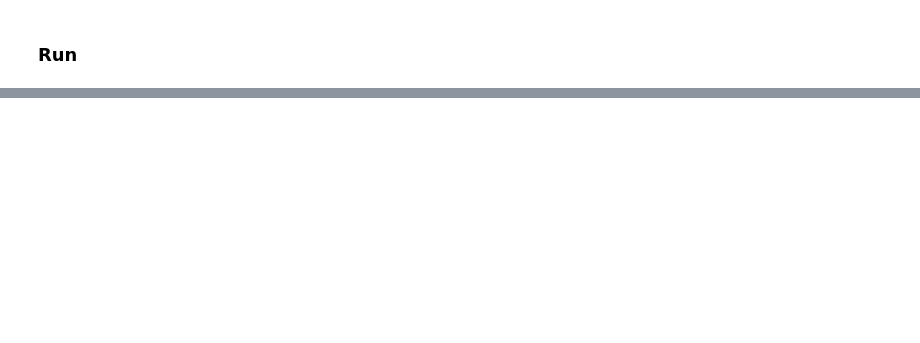
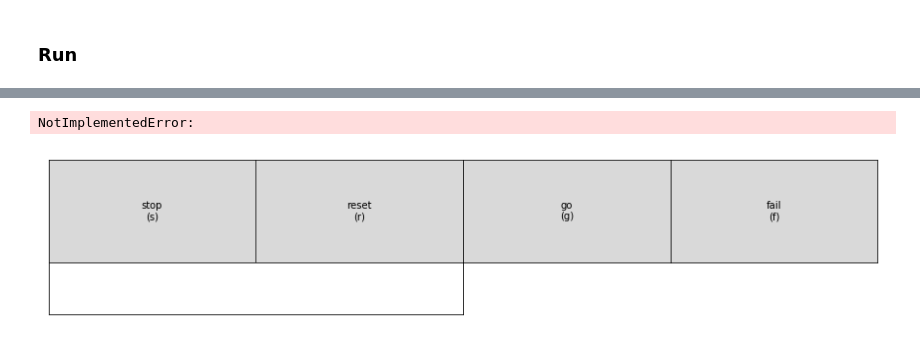
Before and after one commit to vmayoral/basic_reinforcement_learning, a Jupyter notebook: tutorial10/gps_notebook.ipynb, the cells around one changed output, grey strips where cells are left out. Drawn from its saved outputs; the diff is of its cells as text; code cells hidden in the pictures; blank space fills up the shorter version.

```diff
--- a/tutorial10/gps_notebook.ipynb
+++ b/tutorial10/gps_notebook.ipynb
@@ -4341,0 +6101,78 @@ common['info'] = generate_experiment_info(config)
+# %%
+exp_name = "box2d_arm_example"
+
+logging.basicConfig(format='%(levelname)s:%(message)s', level=logging.INFO)
+
+'''
+if args.targetsetup:
+    try:
+        import matplotlib.pyplot as plt
+        from gps.agent.ros.agent_ros import AgentROS
+        from gps.gui.target_setup_gui import TargetSetupGUI
+
+        agent = AgentROS(hyperparams.config['agent'])
+        TargetSetupGUI(hyperparams.config['common'], agent)
+
+        plt.ioff()
+        plt.show()
+    except ImportError:
+        sys.exit('ROS required for target setup.')
+elif test_policy_N:
+
+    import random
+    import numpy as np
+    import matplotlib.pyplot as plt
+
+    seed = hyperparams.config.get('random_seed', 0)
+    random.seed(seed)
+    np.random.seed(seed)
+
+    data_files_dir = exp_dir + 'data_files/'
+    data_filenames = os.listdir(data_files_dir)
+    algorithm_prefix = 'algorithm_itr_'
+    algorithm_filenames = [f for f in data_filenames if f.startswith(algorithm_prefix)]
+    current_algorithm = sorted(algorithm_filenames, reverse=True)[0]
+    current_itr = int(current_algorithm[len(algorithm_prefix):len(algorithm_prefix)+2])
+
+    print("------- 2")
+    gps = GPSMain(hyperparams.config)
+    print("------- 3")
+    if hyperparams.config['gui_on']:
+        test_policy = threading.Thread(
+            target=lambda: gps.test_policy(itr=current_itr, N=test_policy_N)
+        )
+        test_policy.daemon = True
+        test_policy.start()
+
+        plt.ioff()
+        plt.show()
+    else:
+        gps.test_policy(itr=current_itr, N=test_policy_N)
+else:
+'''
+import random
+import numpy as np
+import matplotlib.pyplot as plt
+
+#print(config)
+#print("------------------------------")
+#print(config_gps)
+
+seed = config_gps.get('random_seed', 0)
+random.seed(seed)
+np.random.seed(seed)
+
+gps = GPSMain(config_gps)
+if config_gps['gui_on']:
+    run_gps = threading.Thread(
+        #target=lambda: gps.run(itr_load=resume_training_itr) # no iteration load used at this stage
+        target=lambda: gps.run()
+    )
+    run_gps.daemon = True
+    run_gps.start()
+
+    plt.ioff()
+    plt.show()
+else:
+    gps.run()
+# %% [output]
@@ -4341,0 +6183,2 @@ common['info'] = generate_experiment_info(config)
+NotImplementedError:
+[figure, added]
```
Also changed, not shown: parts of 32 cells of this notebook, 31 other files.
